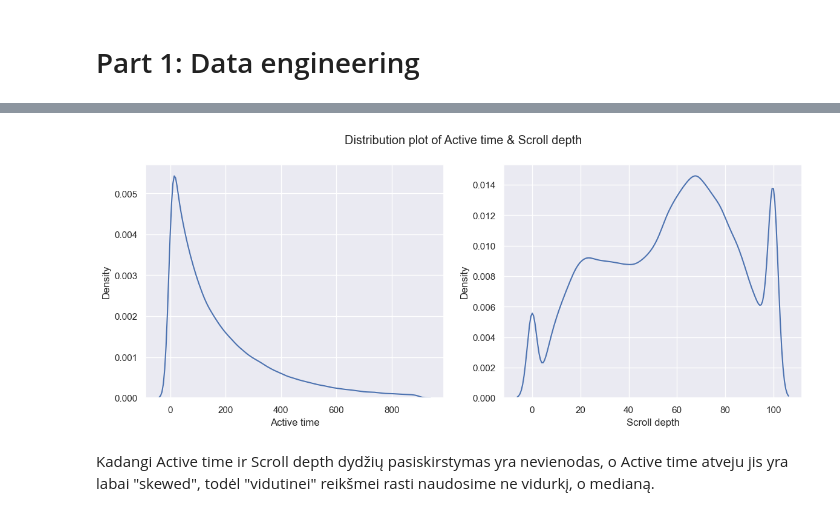
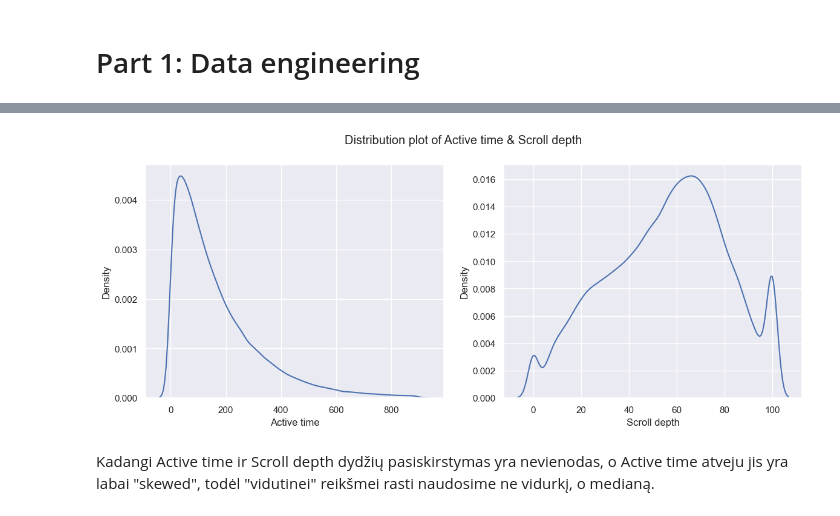
Before and after one commit to Gedas-LT/Paid-content-RFV-calculations, a Jupyter notebook: eda_notebook.ipynb, the cells around one changed output, grey strips where cells are left out. Drawn from its saved outputs; the diff is of its cells as text; code cells hidden in the pictures.

```diff
--- a/eda_notebook.ipynb
+++ b/eda_notebook.ipynb
@@ -56,18 +65,18 @@ activity_query_data = pd.DataFrame(activity_query_sql.fetchall())
 # %%
-activity_query_data["activity_date"] = activity_query_data["timestamp"].dt.date
-activity_query_data["activity_year"] = activity_query_data["timestamp"].dt.year
-activity_query_data["activity_month"] = activity_query_data["timestamp"].dt.month
+#activity_query_data["activity_date"] = activity_query_data["timestamp"].dt.date
+#activity_query_data["activity_year"] = activity_query_data["timestamp"].dt.year
+#activity_query_data["activity_month"] = activity_query_data["timestamp"].dt.month
 # %%
 fig, axes = plt.subplots(ncols=2, figsize=(14,5))
-sns.kdeplot(ax=axes[0], data=activity_query_data, x="active_time")
-sns.kdeplot(ax=axes[1], data=activity_query_data, x="scroll_depth")
+sns.kdeplot(ax=axes[0], data=activity_query_data, x="avg_active_time")
+sns.kdeplot(ax=axes[1], data=activity_query_data, x="avg_scroll_depth")
 fig.suptitle("Distribution plot of Active time & Scroll depth")
 axes[0].set_xlabel("Active time")
 axes[1].set_xlabel("Scroll depth")
 axes[0].set_ylabel("Density")
 axes[1].set_ylabel("Density");
 # %% [output]
-[figure, old version]
+[figure, new version]
 # %% [markdown]
 Kadangi Active time ir Scroll depth dydžių pasiskirstymas yra nevienodas, o Active time atveju jis yra labai "skewed", todėl "vidutinei" reikšmei rasti naudosime ne vidurkį, o medianą.
 # %%
```
Also changed, not shown: parts of 37 cells of this notebook, 1 other file.
